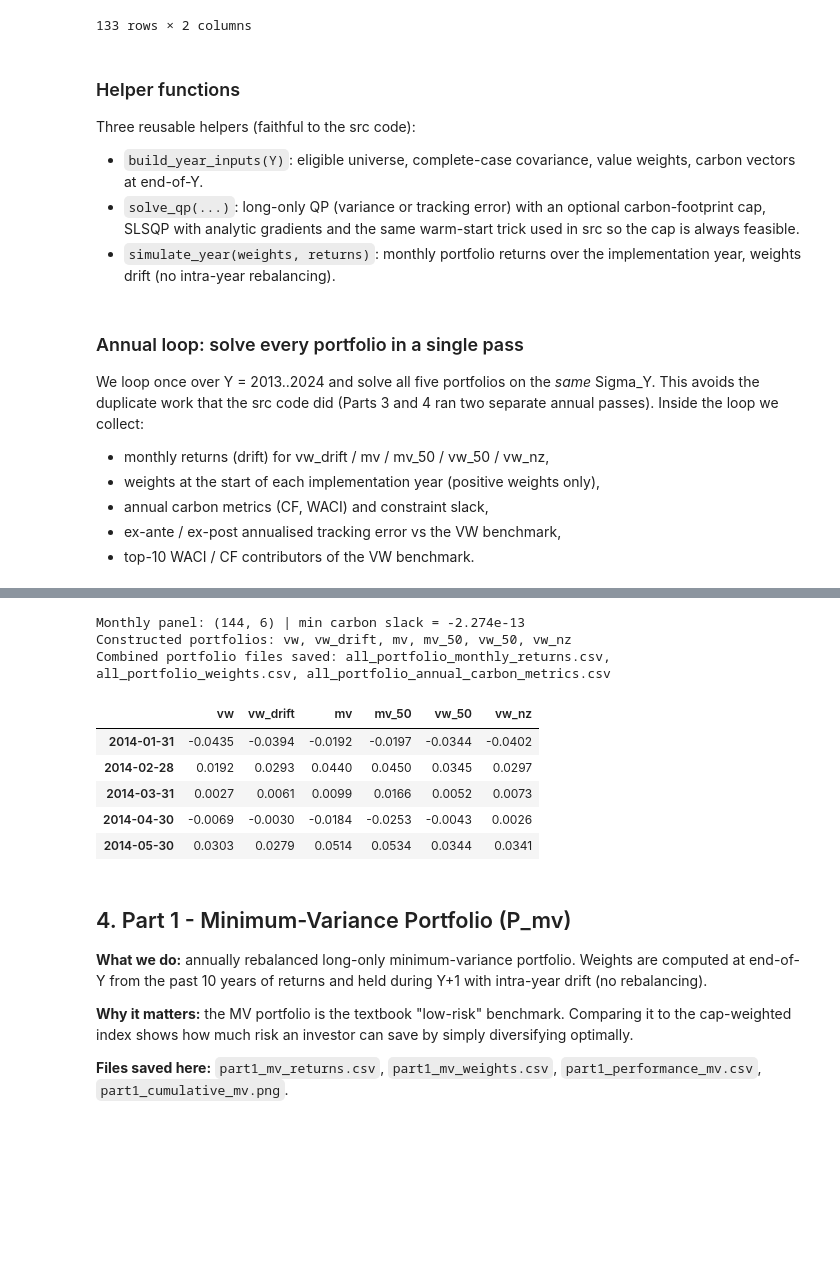
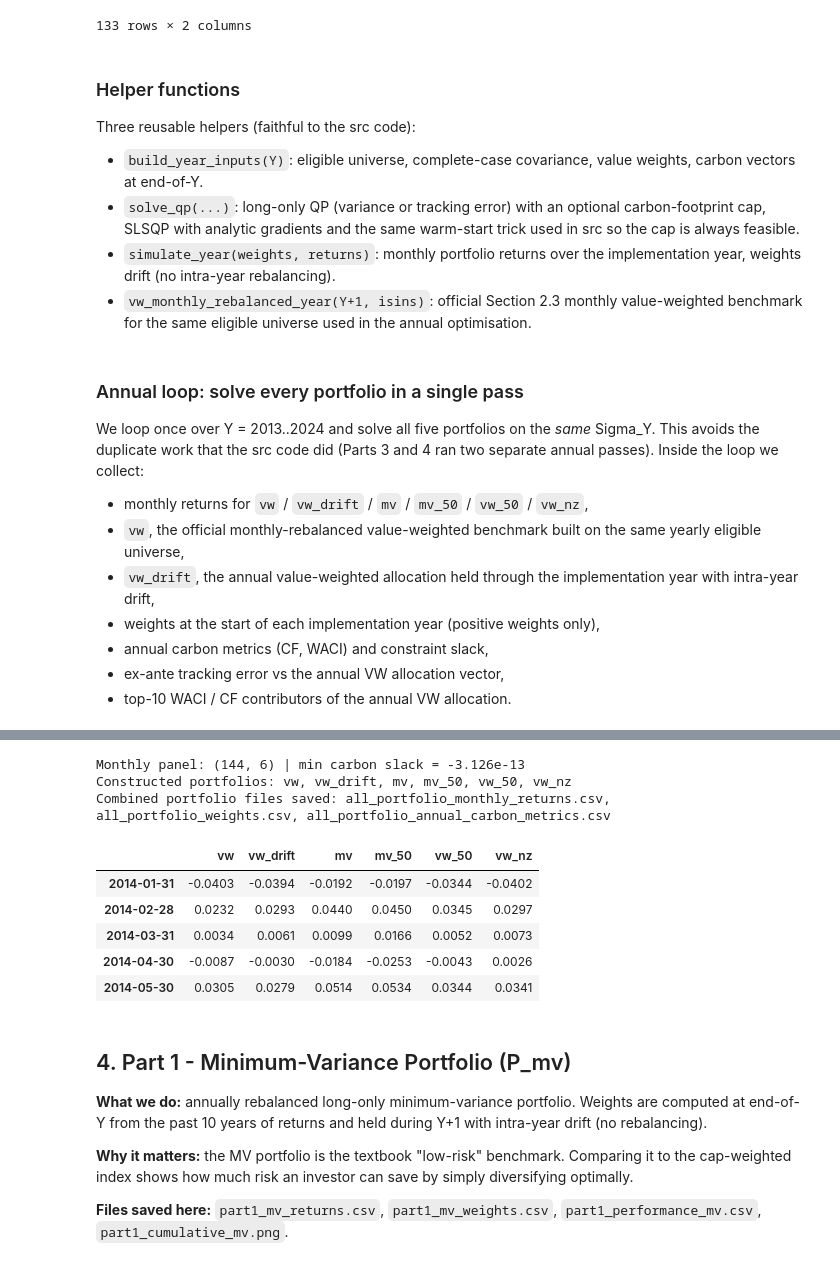
Before and after one commit to saadsch/SAAM-Project, a Jupyter notebook: SAAM_NOTEBOOK.ipynb, the cells around one changed output, grey strips where cells are left out. Drawn from its saved outputs; the diff is of its cells as text; code cells hidden in the pictures; blank space fills up the shorter version.

```diff
--- a/SAAM_NOTEBOOK.ipynb
+++ b/SAAM_NOTEBOOK.ipynb
@@ -219,6 +220,7 @@ Three reusable helpers (faithful to the src code):
 - `build_year_inputs(Y)`: eligible universe, complete-case covariance, value weights, carbon vectors at end-of-Y.
 - `solve_qp(...)`: long-only QP (variance or tracking error) with an optional carbon-footprint cap, SLSQP with analytic gradients and the same warm-start trick used in src so the cap is always feasible.
 - `simulate_year(weights, returns)`: monthly portfolio returns over the implementation year, weights drift (no intra-year rebalancing).
+- `vw_monthly_rebalanced_year(Y+1, isins)`: official Section 2.3 monthly value-weighted benchmark for the same eligible universe used in the annual optimisation.
 # %%
 def build_year_inputs(year):
     est_start = pd.Timestamp(year - 9, 1, 1)
@@ -339,11 +374,13 @@ def vw_monthly_rebalanced():
 ### Annual loop: solve every portfolio in a single pass
 
 We loop once over Y = 2013..2024 and solve all five portfolios on the *same* Sigma_Y. This avoids the duplicate work that the src code did (Parts 3 and 4 ran two separate annual passes). Inside the loop we collect:
-- monthly returns (drift) for vw_drift / mv / mv_50 / vw_50 / vw_nz,
+- monthly returns for `vw` / `vw_drift` / `mv` / `mv_50` / `vw_50` / `vw_nz`,
+- `vw`, the official monthly-rebalanced value-weighted benchmark built on the same yearly eligible universe,
+- `vw_drift`, the annual value-weighted allocation held through the implementation year with intra-year drift,
 - weights at the start of each implementation year (positive weights only),
 - annual carbon metrics (CF, WACI) and constraint slack,
-- ex-ante / ex-post annualised tracking error vs the VW benchmark,
-- top-10 WACI / CF contributors of the VW benchmark.
+- ex-ante tracking error vs the annual VW allocation vector,
+- top-10 WACI / CF contributors of the annual VW allocation.
 # %%
 # anchor footprint CF(P_vw) at Y0 = YEAR_FIRST (used for the NZ cap path)
 yi_anchor = build_year_inputs(YEAR_FIRST)
@@ -500,56 +546,67 @@ Annual loop done.
 # assemble the joint monthly panel and restrict to performance window
 monthly = pd.DataFrame({lab: pd.concat(month_segs[lab]).sort_index() for lab in labels})
 monthly = monthly.loc[f"{PERF_START}-01-01":f"{PERF_END}-12-31"]
-
-# strict monthly-rebalanced VW benchmark (Section 2.3)
-vw_monthly = vw_monthly_rebalanced().loc[f"{PERF_START}-01-01":f"{PERF_END}-12-31"]
-monthly["vw"] = vw_monthly.reindex(monthly.index)
 monthly = monthly[["vw", "vw_drift", "mv", "mv_50", "vw_50", "vw_nz"]]
 
 annual = pd.DataFrame(annual_rows)
 weights = pd.DataFrame(weight_rows)
 te_table = pd.DataFrame(te_rows)
 slack_table = pd.DataFrame(slack_rows)
+concentration_table = pd.DataFrame(concentration_rows)
 waci_top = pd.DataFrame(waci_top_rows)
 cf_top = pd.DataFrame(cf_top_rows)
 path_table = pd.DataFrame(path_rows)
 
 # The annual loop used the annual VW allocation as the optimization benchmark.
-# For reported ex-post tracking error, compare realised returns with the PDF's monthly-rebalanced VW benchmark.
+# Do not overwrite ex-ante TE. Add two realised TE diagnostics with explicit benchmark definitions.
 for idx, row in te_table.iterrows():
     lab = row["portfolio"]
-    if lab == "vw_drift" or lab not in monthly.columns:
+    year = int(row["year"])
+    implementation_year = year + 1
+
+    if lab not in monthly.columns:
         continue
-    year = int(row["implementation_year"])
-    rel = (monthly.loc[f"{year}-01-01":f"{year}-12-31", lab]
-           - monthly.loc[f"{year}-01-01":f"{year}-12-31", "vw"]).dropna()
-    te_table.at[idx, "ex_post_tracking_error_annual"] = float(rel.std(ddof=0) * np.sqrt(12.0)) if len(rel) > 1 else np.nan
+
+    sub = monthly.loc[f"{implementation_year}-01-01":f"{implementation_year}-12-31"]
+
+    if "vw" in sub.columns:
+        rel_monthly_vw = (sub[lab] - sub["vw"]).dropna()
+        te_table.at[idx, "ex_post_tracking_error_vs_monthly_vw_annual"] = (
+            float(rel_monthly_vw.std(ddof=0) * np.sqrt(12.0)) if len(rel_monthly_vw) > 1 else np.nan
+        )
+
+    if "vw_drift" in sub.columns:
+        rel_vw_drift = (sub[lab] - sub["vw_drift"]).dropna()
+        te_table.at[idx, "ex_post_tracking_error_vs_vw_drift_annual"] = (
+            float(rel_vw_drift.std(ddof=0) * np.sqrt(12.0)) if len(rel_vw_drift) > 1 else np.nan
+        )
 
 # combined files with every constructed portfolio in one place
 monthly.to_csv(TABLES / "all_portfolio_monthly_returns.csv", index_label="date")
 annual.to_csv(TABLES / "all_portfolio_annual_carbon_metrics.csv", index=False)
 weights.to_csv(TABLES / "all_portfolio_weights.csv", index=False)
 te_table.to_csv(TABLES / "all_portfolio_tracking_errors.csv", index=False)
 slack_table.to_csv(TABLES / "all_portfolio_constraint_slack.csv", index=False)
+concentration_table.to_csv(TABLES / "all_portfolio_concentration_metrics.csv", index=False)
 
 # sanity check: no carbon-constraint violations
 constrained = slack_table[slack_table["carbon_limit"].notna() & (slack_table["portfolio"] != "vw_drift")]
 worst_slack = constrained["slack"].min()
 assert worst_slack >= -1e-6, f"Carbon constraint violated: min slack = {worst_slack}"
 print(f"Monthly panel: {monthly.shape} | min carbon slack = {worst_slack:.3e}")
 print("Constructed portfolios:", ", ".join(monthly.columns))
 print("Combined portfolio files saved: all_portfolio_monthly_returns.csv, all_portfolio_weights.csv, all_portfolio_annual_carbon_metrics.csv")
 monthly.head()
 # %% [output]
-Monthly panel: (144, 6) | min carbon slack = -2.274e-13
+Monthly panel: (144, 6) | min carbon slack = -3.126e-13
 Constructed portfolios: vw, vw_drift, mv, mv_50, vw_50, vw_nz
 Combined portfolio files saved: all_portfolio_monthly_returns.csv, all_portfolio_weights.csv, all_portfolio_annual_carbon_metrics.csv
 |  | vw | vw_drift | mv | mv_50 | vw_50 | vw_nz |
-| 2014-01-31 | -0.0435 | -0.0394 | -0.0192 | -0.0197 | -0.0344 | -0.0402 |
-| 2014-02-28 | 0.0192 | 0.0293 | 0.0440 | 0.0450 | 0.0345 | 0.0297 |
-| 2014-03-31 | 0.0027 | 0.0061 | 0.0099 | 0.0166 | 0.0052 | 0.0073 |
-| 2014-04-30 | -0.0069 | -0.0030 | -0.0184 | -0.0253 | -0.0043 | 0.0026 |
-| 2014-05-30 | 0.0303 | 0.0279 | 0.0514 | 0.0534 | 0.0344 | 0.0341 |
+| 2014-01-31 | -0.0403 | -0.0394 | -0.0192 | -0.0197 | -0.0344 | -0.0402 |
+| 2014-02-28 | 0.0232 | 0.0293 | 0.0440 | 0.0450 | 0.0345 | 0.0297 |
+| 2014-03-31 | 0.0034 | 0.0061 | 0.0099 | 0.0166 | 0.0052 | 0.0073 |
+| 2014-04-30 | -0.0087 | -0.0030 | -0.0184 | -0.0253 | -0.0043 | 0.0026 |
+| 2014-05-30 | 0.0305 | 0.0279 | 0.0514 | 0.0534 | 0.0344 | 0.0341 |
 # %%
 # summary statistics with annualized arithmetic averages, as requested in the PDF
 def summary_stats(panel, rf, benchmark="vw"):
```
Also changed, not shown: parts of 14 cells of this notebook, 24 other files.
